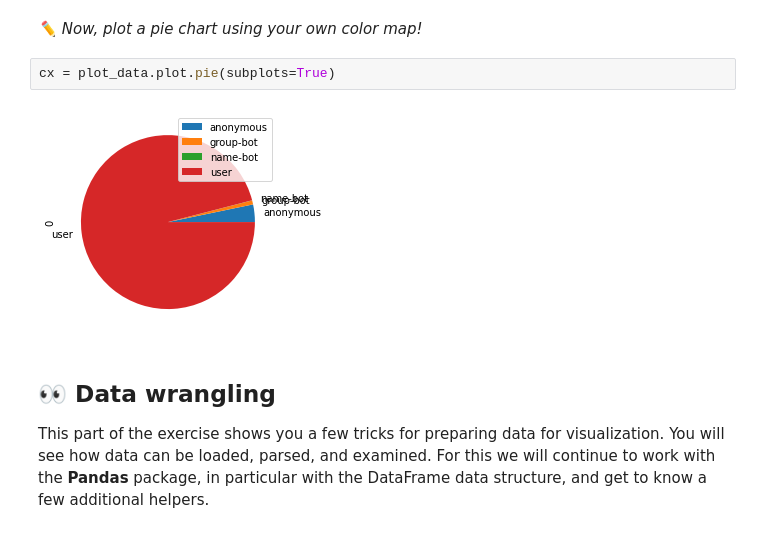
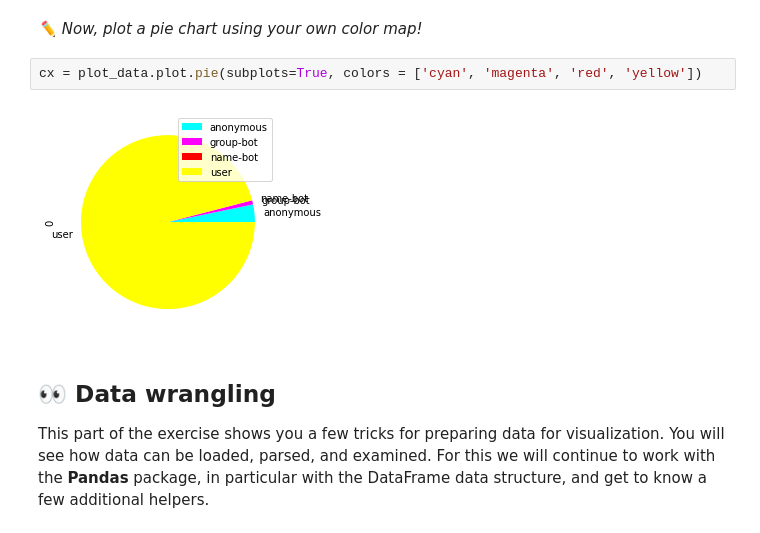
Before and after one commit to FUB-HCC/hcds-winter-2020, a Jupyter notebook: assignments/A1_WarmUp/goto/A1_WarmUp.ipynb, the cells around one changed output. Drawn from its saved outputs; the diff is of its cells as text.

```diff
--- a/assignments/A1_WarmUp/goto/A1_WarmUp.ipynb
+++ b/assignments/A1_WarmUp/goto/A1_WarmUp.ipynb
@@ -191,9 +191,9 @@ plot_data
 # %% [markdown]
 *✏️ Now, plot a pie chart using your own color map!*
 # %%
-cx = plot_data.plot.pie(subplots=True)
+cx = plot_data.plot.pie(subplots=True, colors = ['cyan', 'magenta', 'red', 'yellow'])
 # %% [output]
-[figure, old version]
+[figure, new version]
 # %% [markdown]
 ## 👀 Data wrangling
 This part of the exercise shows you a few tricks for preparing data for visualization. You will see how data can be loaded, parsed, and examined. For this we will continue to work with the **Pandas** package, in particular with the DataFrame data structure, and get to know a few additional helpers.
```
Also changed, not shown: parts of 14 cells of this notebook.
